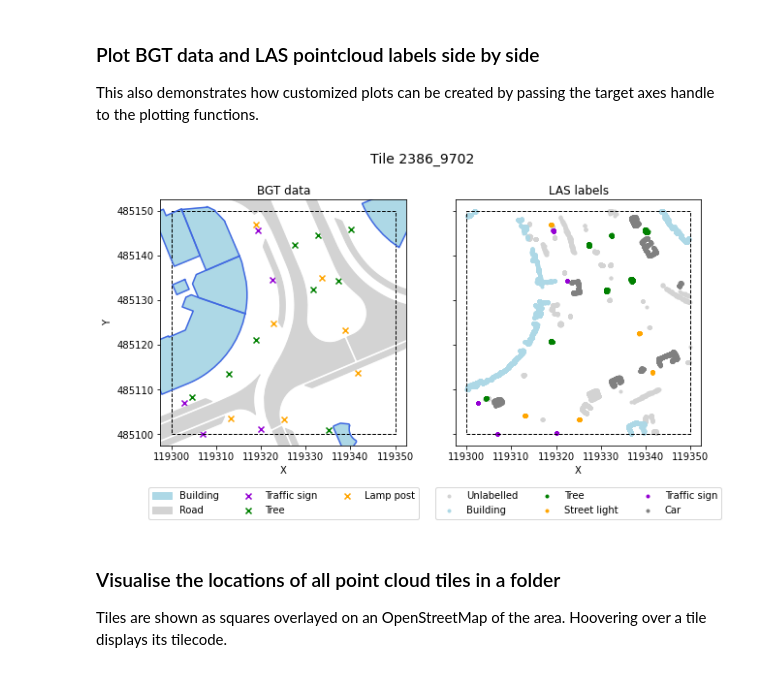
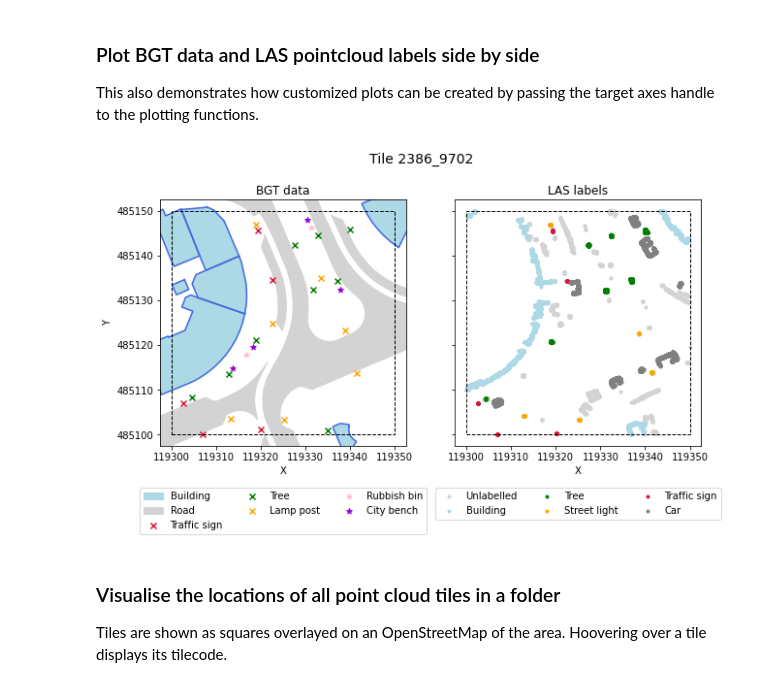
Before and after one commit to Amsterdam-AI-Team/Urban_PointCloud_Processing, a Jupyter notebook: notebooks/Visualisations.ipynb, the cells around one changed output. Cells and saved outputs as stored; diff of their text form; code cells hidden in the pictures.

```diff
--- a/notebooks/Visualisations.ipynb
+++ b/notebooks/Visualisations.ipynb
@@ -24,7 +24,9 @@ bgt_building_file = '../datasets/bgt/bgt_buildings_demo.csv'
 # File with BGT road polygons.
 bgt_road_file = '../datasets/bgt/bgt_roads_demo.csv'
 # File with <x,y> coordinates of pole-like objects.
-bgt_point_file = '../datasets/bgt/custom_points_demo.csv'
+bgt_pole_file = '../datasets/bgt/custom_pole_points_demo.csv'
+# File with <x,y> coordinates of street furniture objects.
+bgt_street_furniture_file = '../datasets/bgt/bgt_street_furniture_points_demo.csv'
 
 # AHNReader for elevation data.
 ahn_reader = ahn_utils.NPZReader(ahn_data_folder)
@@ -64,15 +66,15 @@ plt.savefig(f'building_ahn+bgt_{tilecode}.png')
 This also demonstrates how customized plots can be created by passing the target axes handle to the plotting functions.
 # %%
 fig, (ax1, ax2) = plt.subplots(1, 2, figsize=(10, 5.5))
-plot_utils.plot_bgt(tilecode, bgt_building_file, bgt_road_file, bgt_point_file, title='BGT data', ax=ax1, legend_below=True)
+plot_utils.plot_bgt(tilecode, bgt_building_file, bgt_road_file, bgt_pole_file, bgt_street_furniture_file, title='BGT data', ax=ax1, legend_below=True)
 plot_utils.plot_cloud_slice(las_file, ahn_reader, plane_height=1.4, hide_noise=True, title='LAS labels', ax=ax2, legend_below=True)
 ax2.set_yticklabels([])
 ax2.yaxis.label.set_visible(False)
 fig.suptitle(f'Tile {tilecode}', fontsize=14)
 fig.subplots_adjust(top=0.95)
 plt.show()
 # %% [output]
-[figure, old version]
+[figure, new version]
 # %%
 plt.savefig(f'bgt+labels_{tilecode}.png')
 # %% [markdown]
```
Also changed, not shown: parts of 2 cells of this notebook, 23 other files.
